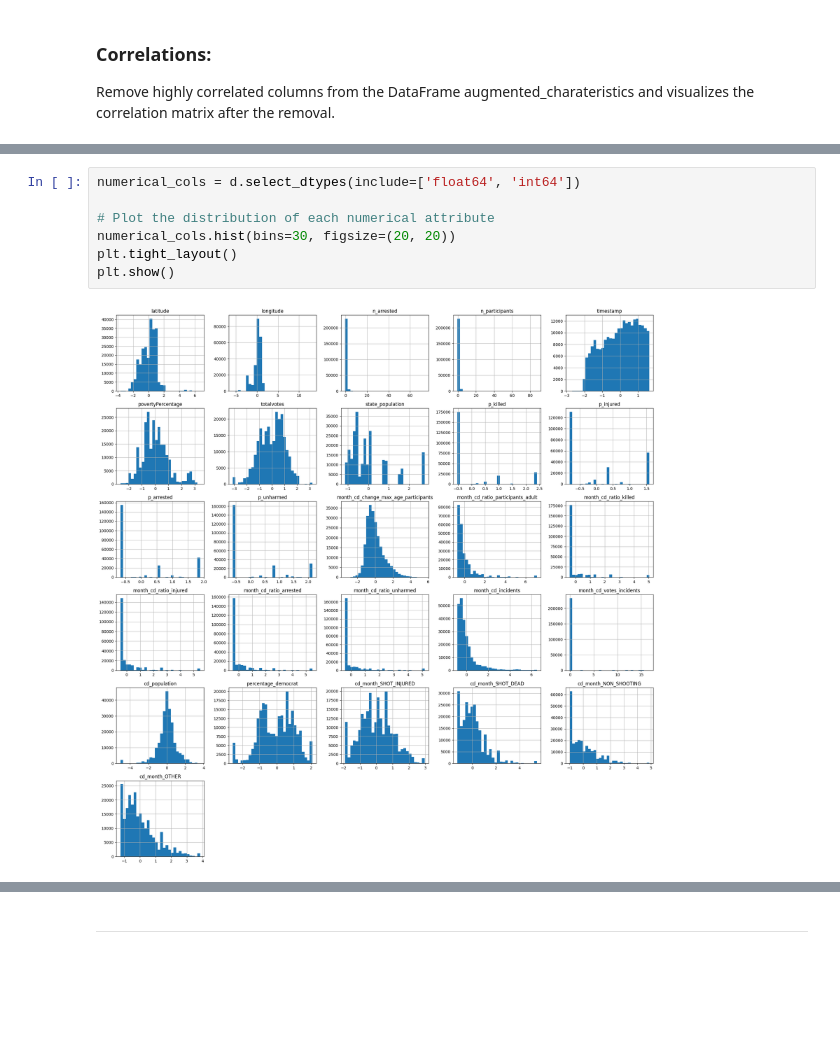
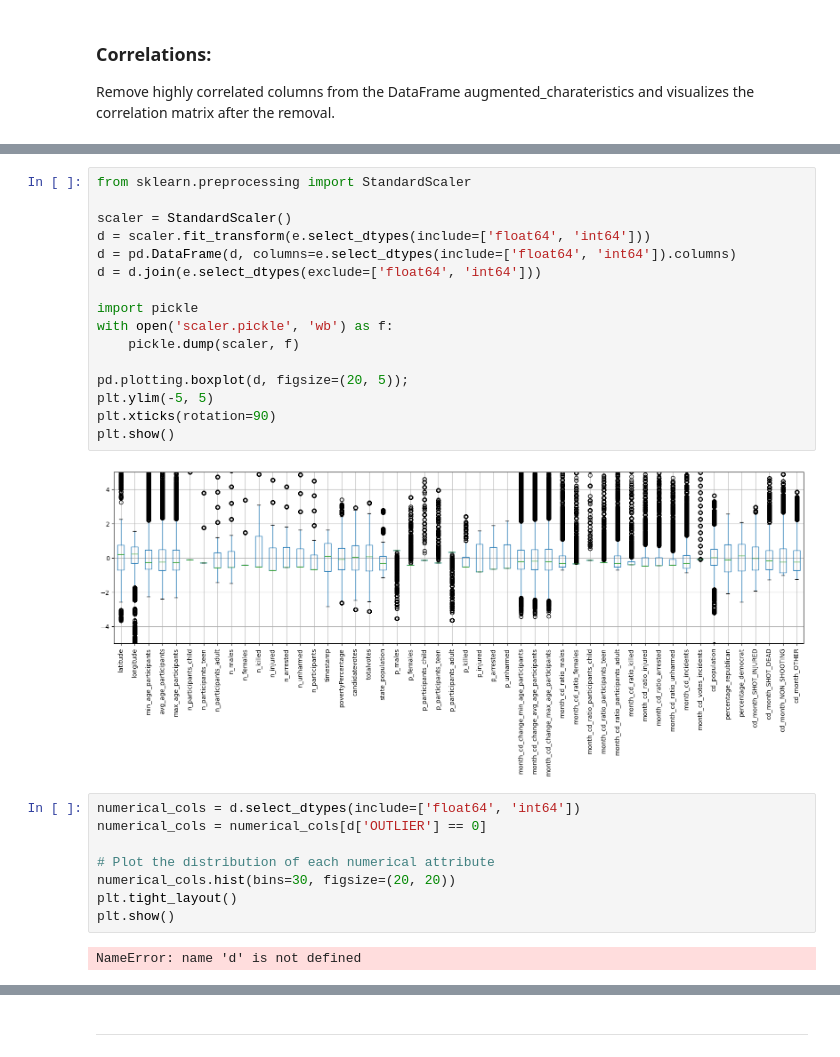
Before and after one commit to gentannipea/DataMining-2023, a Jupyter notebook: notebooks/Data_Cleaning.ipynb, the cells around one changed output, grey strips where cells are left out. Drawn from its saved outputs; the diff is of its cells as text; blank space fills up the shorter version.

```diff
--- a/notebooks/Data_Cleaning.ipynb
+++ b/notebooks/Data_Cleaning.ipynb
@@ -1048,9 +1103,28 @@ plt.show()
+# %%
+from sklearn.preprocessing import StandardScaler
+
+scaler = StandardScaler()
+d = scaler.fit_transform(e.select_dtypes(include=['float64', 'int64']))
+d = pd.DataFrame(d, columns=e.select_dtypes(include=['float64', 'int64']).columns)
+d = d.join(e.select_dtypes(exclude=['float64', 'int64']))
+
+import pickle
+with open('scaler.pickle', 'wb') as f:
+    pickle.dump(scaler, f)
+
+pd.plotting.boxplot(d, figsize=(20, 5));
+plt.ylim(-5, 5)
+plt.xticks(rotation=90)
+plt.show()
+# %% [output]
+[figure, added]
 # %%
 numerical_cols = d.select_dtypes(include=['float64', 'int64'])
+numerical_cols = numerical_cols[d['OUTLIER'] == 0]
 
 # Plot the distribution of each numerical attribute
 numerical_cols.hist(bins=30, figsize=(20, 20))
 plt.tight_layout()
 plt.show()
 # %% [output]
-[figure, removed]
+NameError: name 'd' is not defined
```
Also changed, not shown: parts of 6 cells of this notebook, 3 other files.
